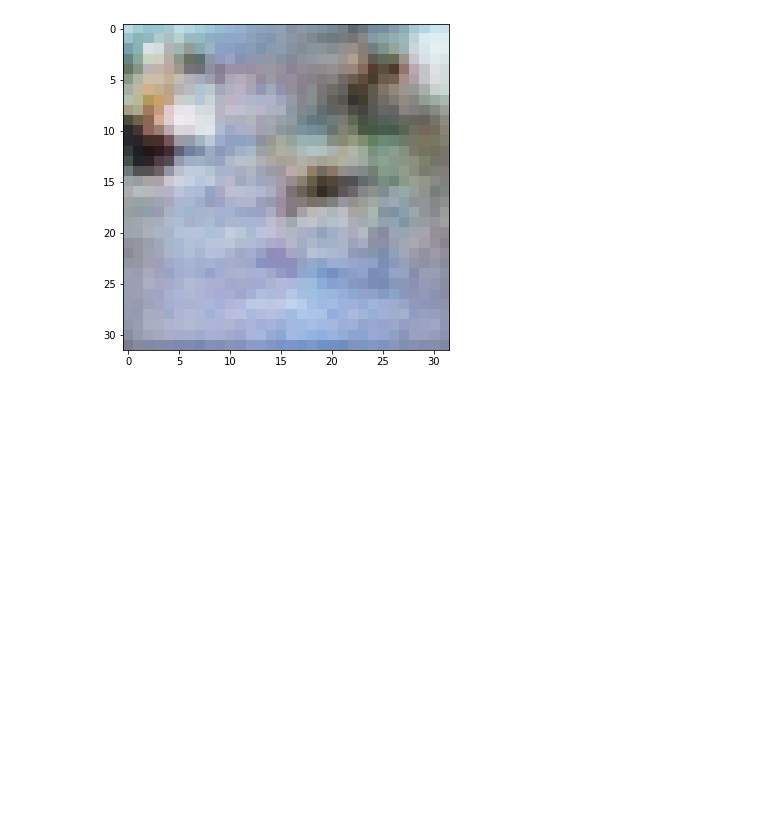
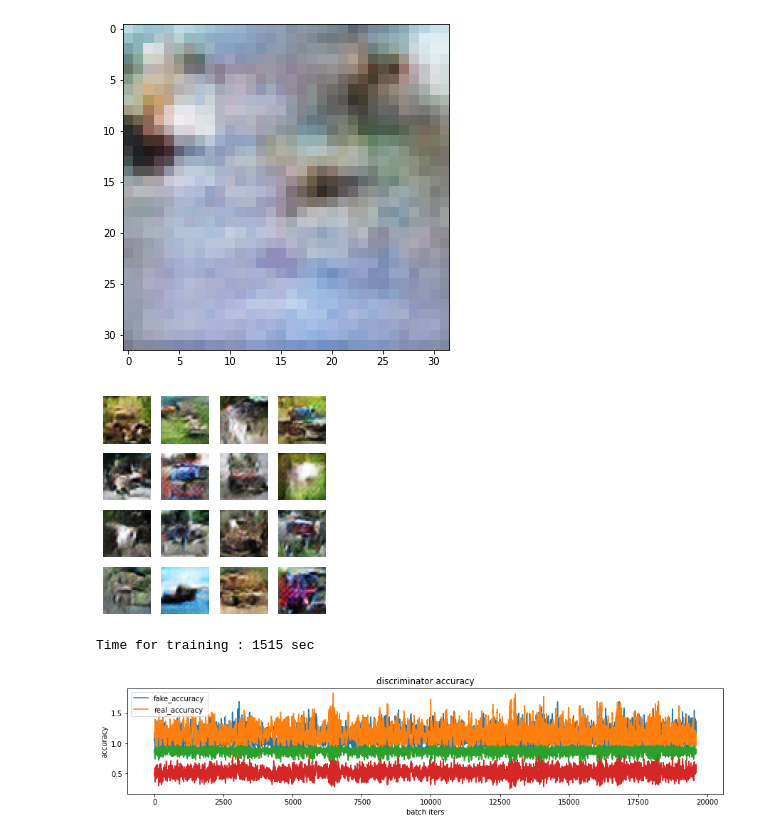
Before and after one commit to Im-DaBeen/AIFFEL_Quest, a Jupyter notebook: Exploration_quest/Quest04/8.Project_fashion.ipynb, the cells around one changed output. Saved outputs shown, nothing was run; the diff lists cells and outputs as text; code cells hidden in the pictures; blank space fills up the shorter version.

Commit message:
+epoch 1000

```diff
--- a/Exploration_quest/Quest04/8.Project_fashion.ipynb
+++ b/Exploration_quest/Quest04/8.Project_fashion.ipynb
@@ -600,3 +600,11 @@ plt.imshow(np_generated[0])
 plt.show()  # 정상적으로 모델이 로드되었다면 랜덤 이미지가 아니라 CIFAR-10 이미지가 그려질 것입니다.
 # %% [output]
 [figure]
+# %%
+%%time
+with tf.device('/GPU:0'):
+     train(train_dataset, EPOCHS, save_every)
+# %% [output]
+[figure, added]
+Time for training : 1515 sec
+[figure, added]
```
Also changed, not shown: parts of 9 cells of this notebook.
